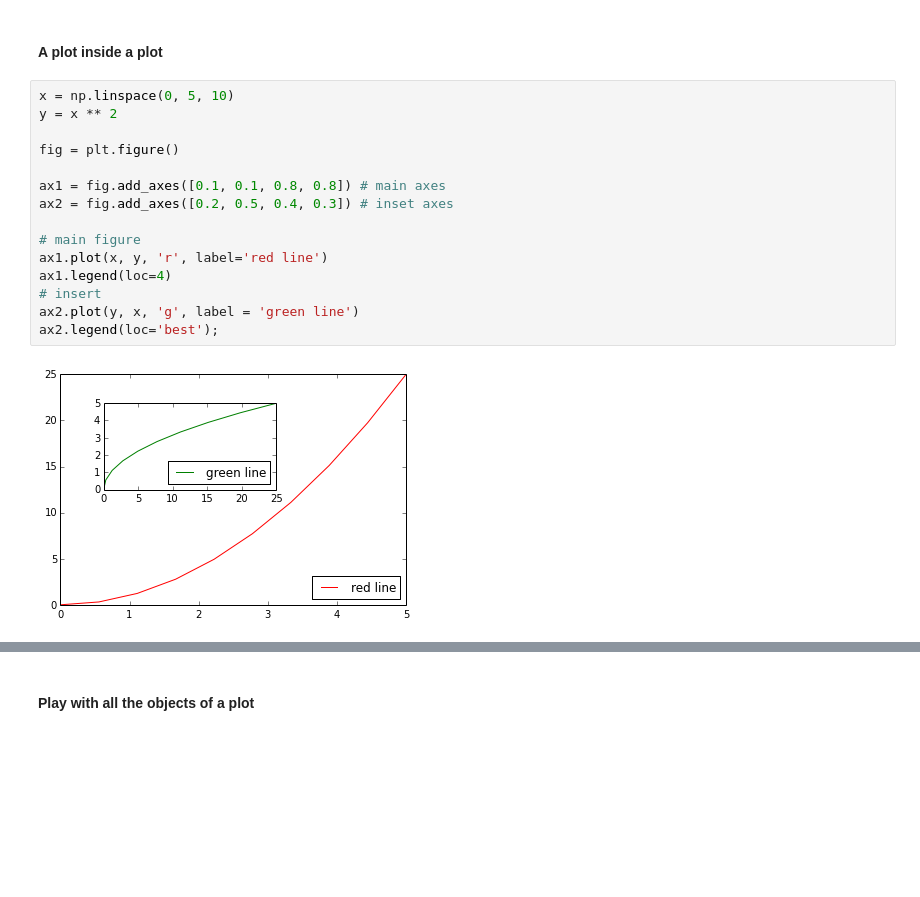
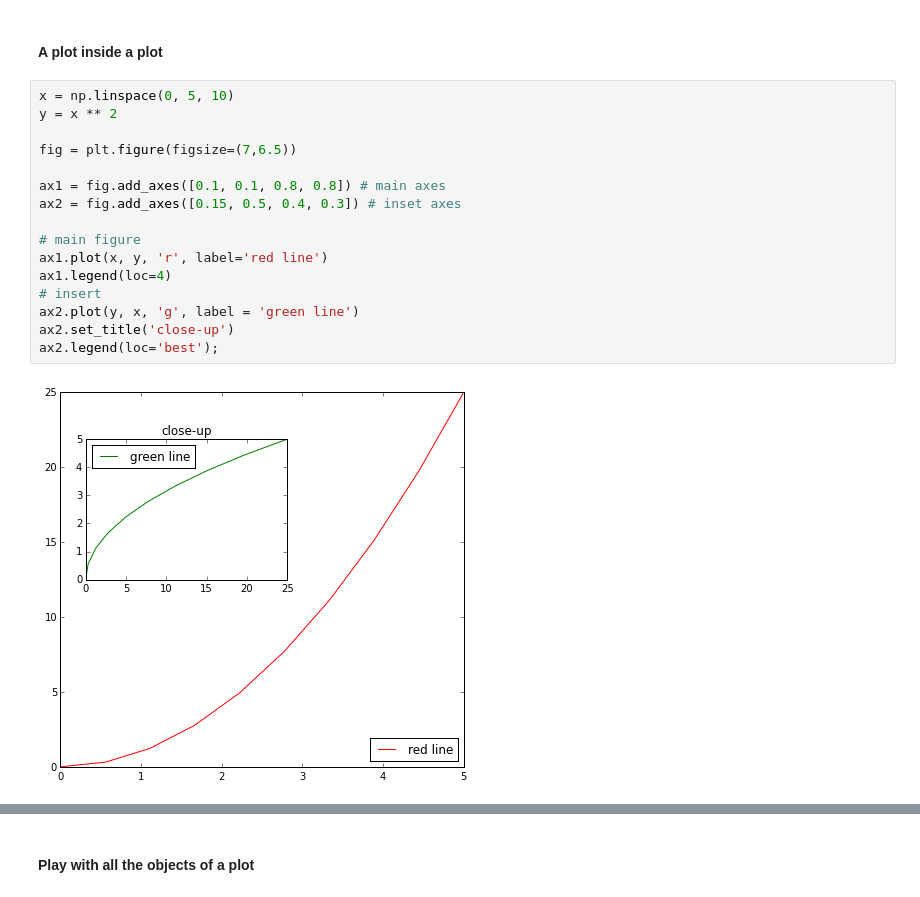
Before and after one commit to Morisset/Python-lectures-Notebooks, a Jupyter notebook: intro_Matplotlib.ipynb, the cells around one changed output, grey strips where cells are left out. Saved outputs shown, nothing was run; the diff lists cells and outputs as text; blank space fills up the shorter version.

```diff
--- a/intro_Matplotlib.ipynb
+++ b/intro_Matplotlib.ipynb
@@ -405,18 +455,19 @@ ax.xaxis.set_ticks_position('bottom')
 # %%
 x = np.linspace(0, 5, 10)
 y = x ** 2
 
-fig = plt.figure()
+fig = plt.figure(figsize=(7,6.5))
 
 ax1 = fig.add_axes([0.1, 0.1, 0.8, 0.8]) # main axes
-ax2 = fig.add_axes([0.2, 0.5, 0.4, 0.3]) # inset axes
+ax2 = fig.add_axes([0.15, 0.5, 0.4, 0.3]) # inset axes
 
 # main figure
 ax1.plot(x, y, 'r', label='red line')
 ax1.legend(loc=4)
 # insert
 ax2.plot(y, x, 'g', label = 'green line')
+ax2.set_title('close-up')
 ax2.legend(loc='best');
 # %% [output]
-[figure, old version]
+[figure, new version]
 # %%
```
Also changed, not shown: parts of 43 cells of this notebook, 2 other files.
